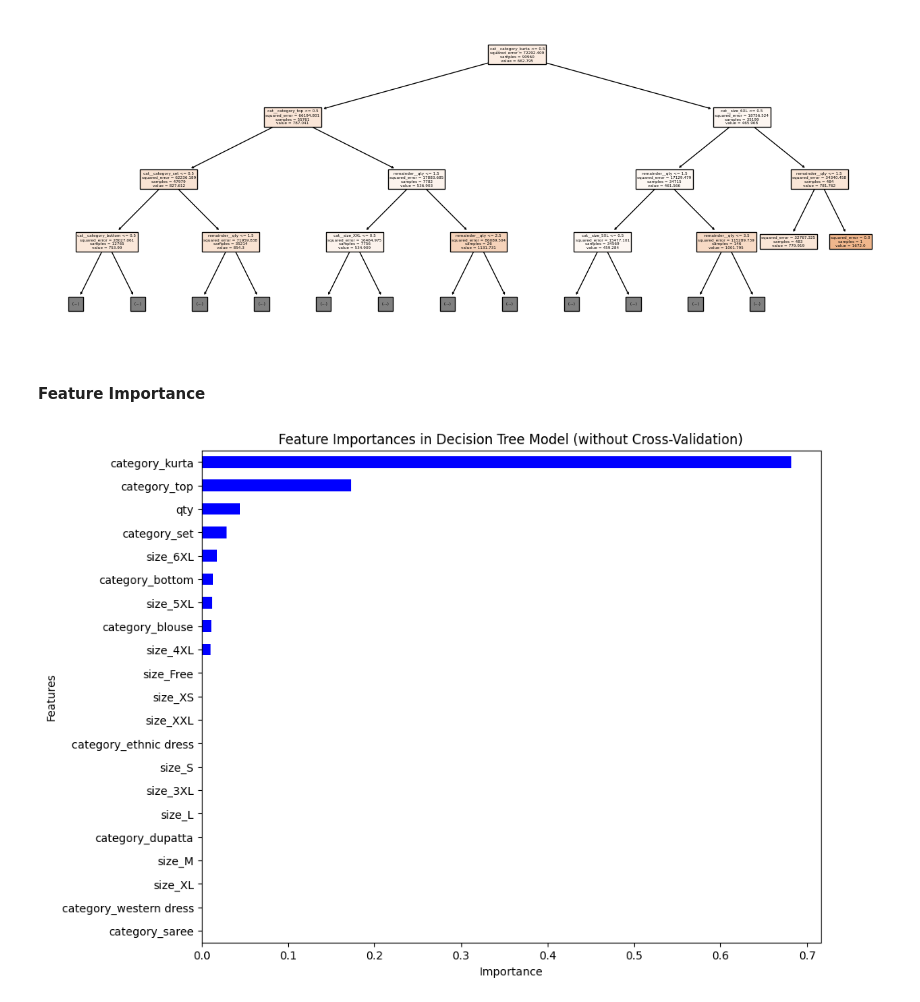
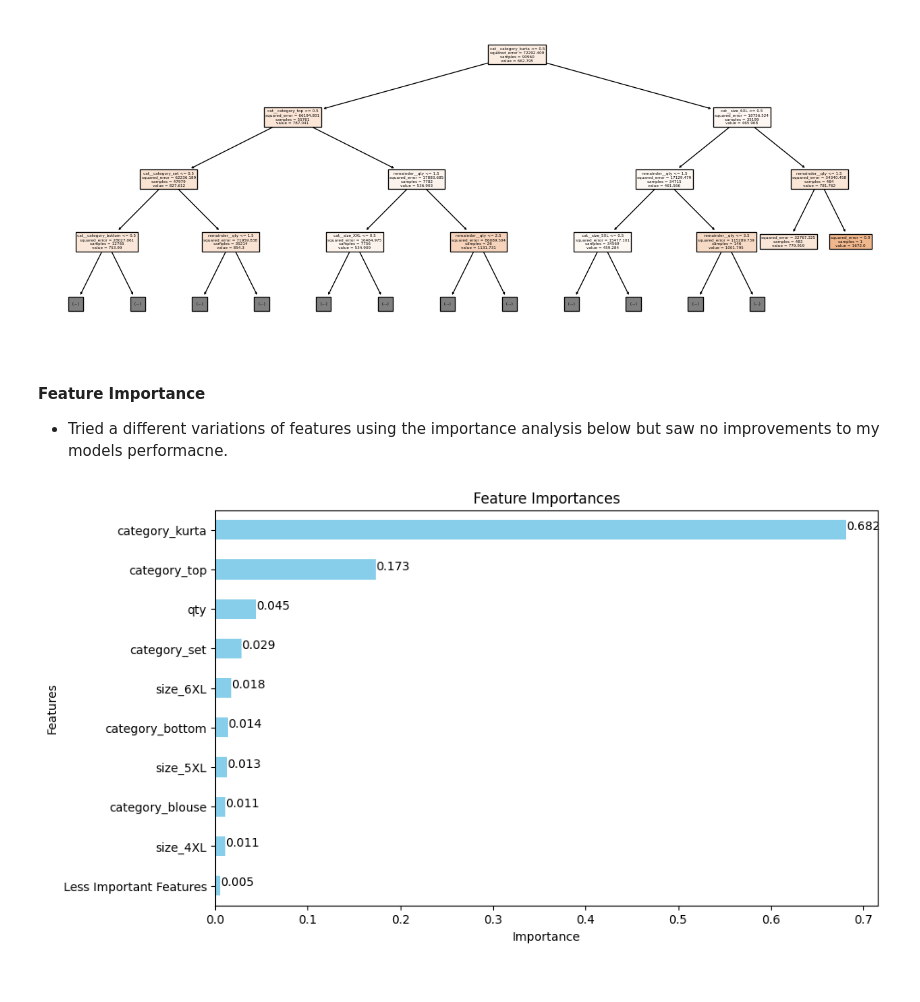
Before and after one commit to jesab/ml_assignment_1, a Jupyter notebook: Assignment2.ipynb, the cells around one changed output. Drawn from its saved outputs; the diff is of its cells as text; code cells hidden in the pictures.

```diff
--- a/Assignment2.ipynb
+++ b/Assignment2.ipynb
@@ -364,22 +386,35 @@ plot_tree(decision_tree_model, filled=True, feature_names=feature_names_print, m
 plt.show()
 # %% [output]
 [figure]
-# %% [markdown]
-#### Feature Importance
+# %% [markdown]
+#### Feature Importance
+- Tried a different variations of features using the importance analysis below but saw no improvements to my models performacne.
 # %%
 feature_importances = decision_tree_model.feature_importances_
 encoded_feature_names = transformer.named_transformers_['cat'].get_feature_names_out(categorical_features)
 remaining_feature_names = [name for name in df.drop(columns=categorical_features + ['amount']).columns]
 all_feature_names = list(encoded_feature_names) + remaining_feature_names
 importances_series = pd.Series(feature_importances, index=all_feature_names)
-sorted_importances_series = importances_series.sort_values(ascending=False)
 
-plt.figure(figsize=(10, 8))
-sorted_importances_series.plot(kind='barh', color='blue')
-plt.title('Feature Importances in Decision Tree Model (without Cross-Validation)')
+# threshold for clustering low importance features
+threshold = 0.01
+
+important_features = importances_series[importances_series >= threshold]
+less_important_features_sum = importances_series[importances_series < threshold].sum()
+
+clustered_importances_series = pd.concat([important_features, pd.Series([less_important_features_sum], index=['Less Important Features'])])
+
+# sort descending
+sorted_importances_series = clustered_importances_series.sort_values(ascending=False)
+
+plt.figure(figsize=(10, 6))
+sorted_importances_series.plot(kind='barh', color='skyblue')
+plt.title('Feature Importances')
 plt.xlabel('Importance')
 plt.ylabel('Features')
+for index, value in enumerate(sorted_importances_series):
+    plt.text(value, index, str(round(value, 3)))
 plt.gca().invert_yaxis()
 plt.show()
 # %% [output]
-[figure, old version]
+[figure, new version]
```
Also changed, not shown: parts of 3 cells of this notebook.
